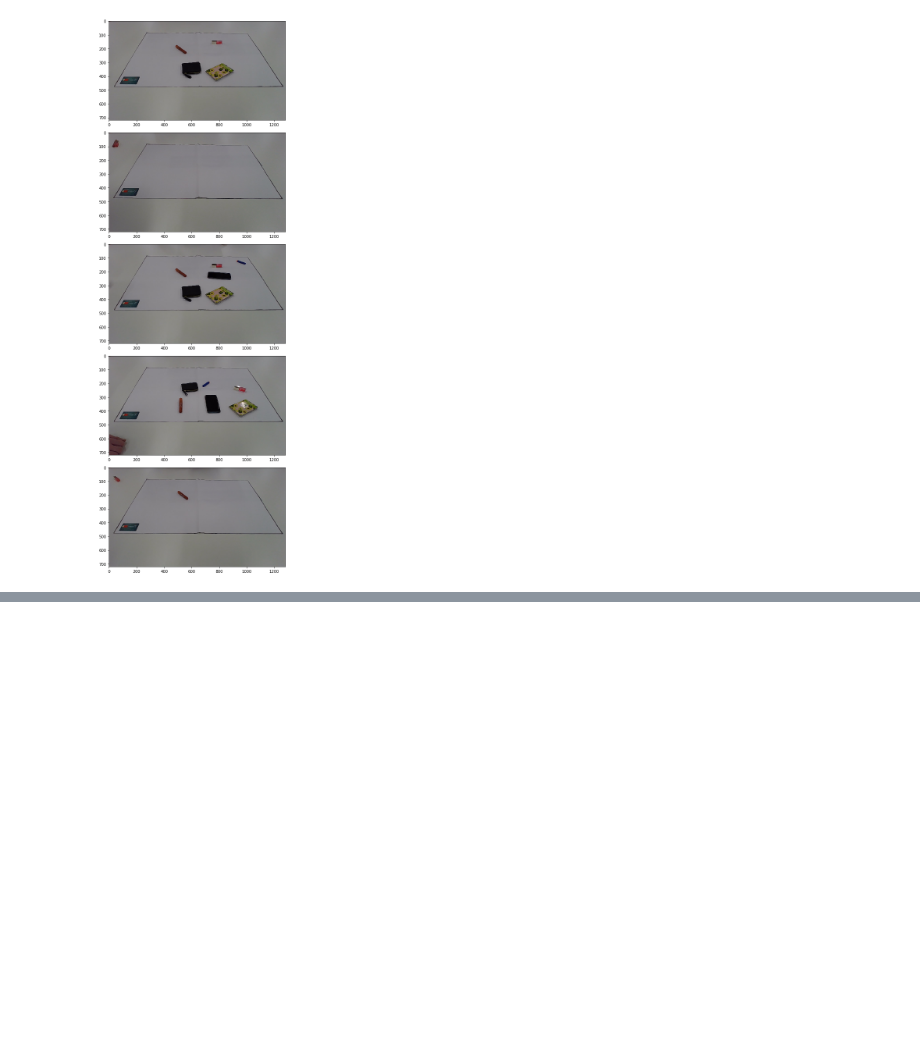
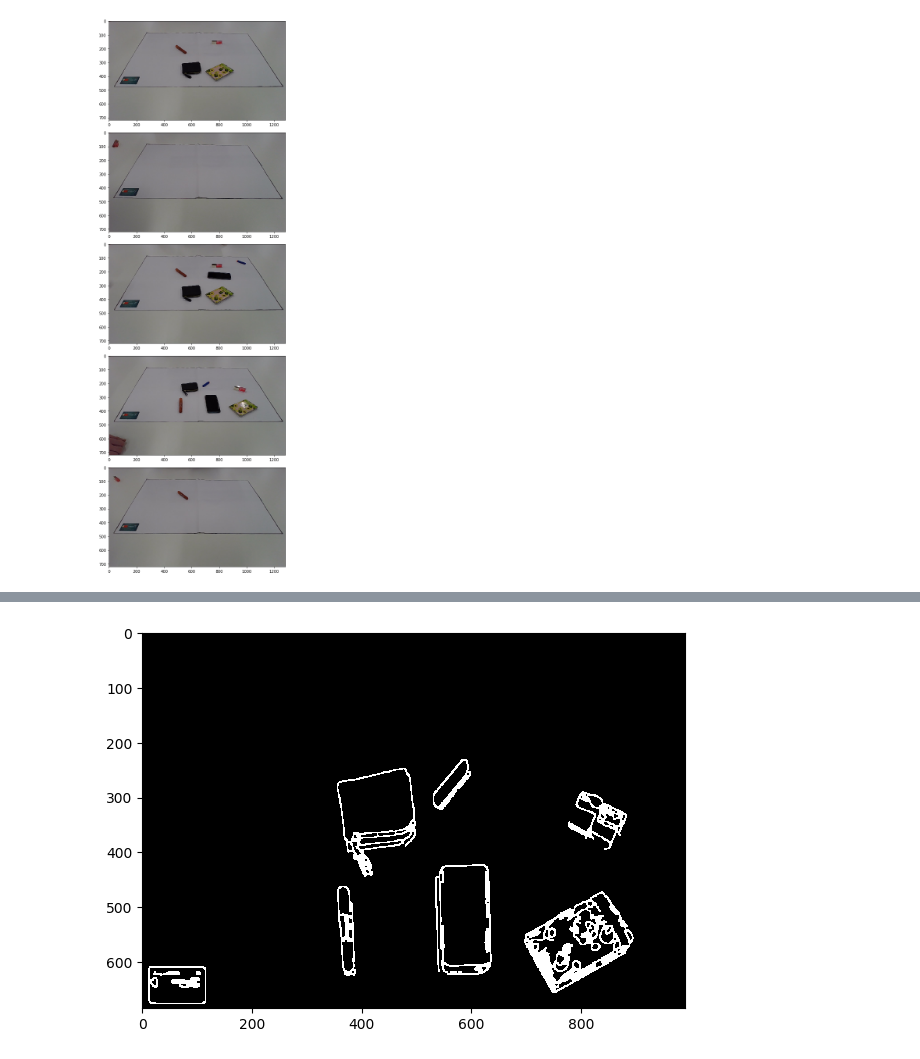
Before and after one commit to Anton-31-96/object-linear-size, a Jupyter notebook: project.ipynb, the cells around one changed output, grey strips where cells are left out. Cells and saved outputs as stored; diff of their text form; code cells hidden in the pictures; blank space fills up the shorter version.

```diff
--- a/project.ipynb
+++ b/project.ipynb
@@ -116,3 +100,7 @@ pixelsPerMetric = None
+# %%
+show(img)
+# %% [output]
+[figure, added]
 # %%
 plt.figure(figsize = (4, 4), dpi = 180)
 plt.imshow(image, cmap = 'gray')
```
Also changed, not shown: parts of 23 cells of this notebook.
